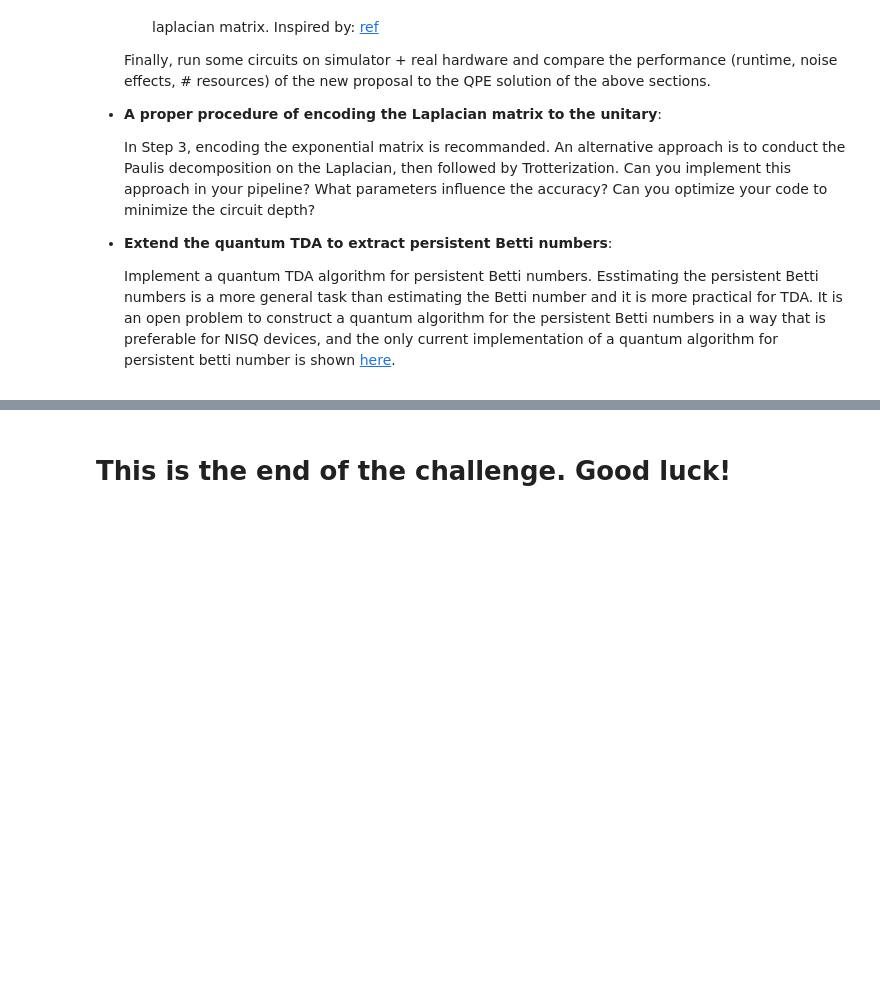
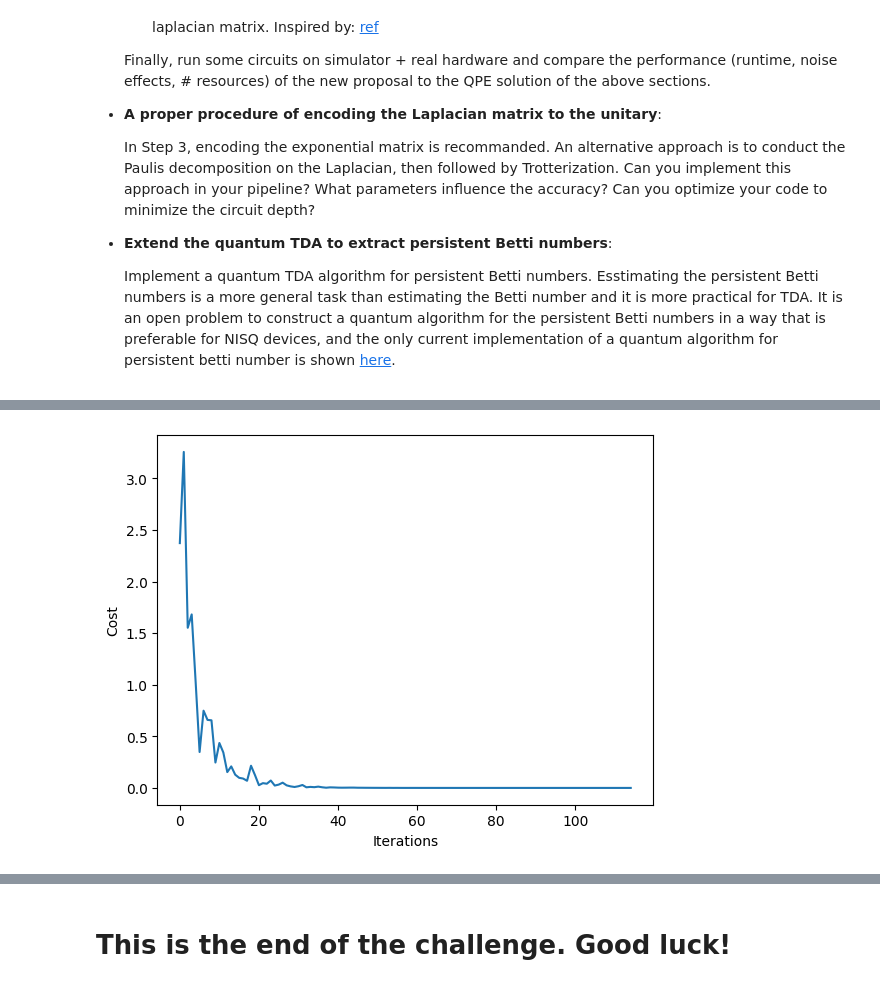
Before and after one commit to JoeJoeNguyen/MOODYS_2025_Hackathon, a Jupyter notebook: moodys_challenge.ipynb, the cells around one changed output, grey strips where cells are left out. Saved outputs shown, nothing was run; the diff lists cells and outputs as text; code cells hidden in the pictures; blank space fills up the shorter version.

```diff
--- a/moodys_challenge.ipynb
+++ b/moodys_challenge.ipynb
@@ -1044,0 +1094,10 @@ The following is a non-exhaustive list of possible next steps for the quantum TD
+# %%
+import matplotlib.pyplot as plt
+
+fig, ax = plt.subplots()
+ax.plot(range(cost_history_dict["iters"]), cost_history_dict["cost_history"])
+ax.set_xlabel("Iterations")
+ax.set_ylabel("Cost")
+plt.draw()
+# %% [output]
+[figure, added]
```
Also changed, not shown: parts of 7 cells of this notebook, 1 other file.
